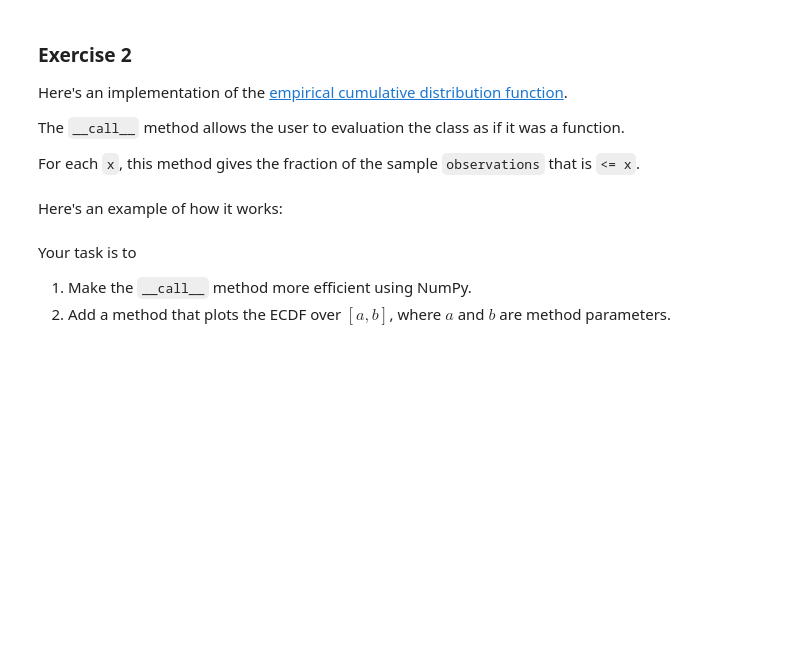
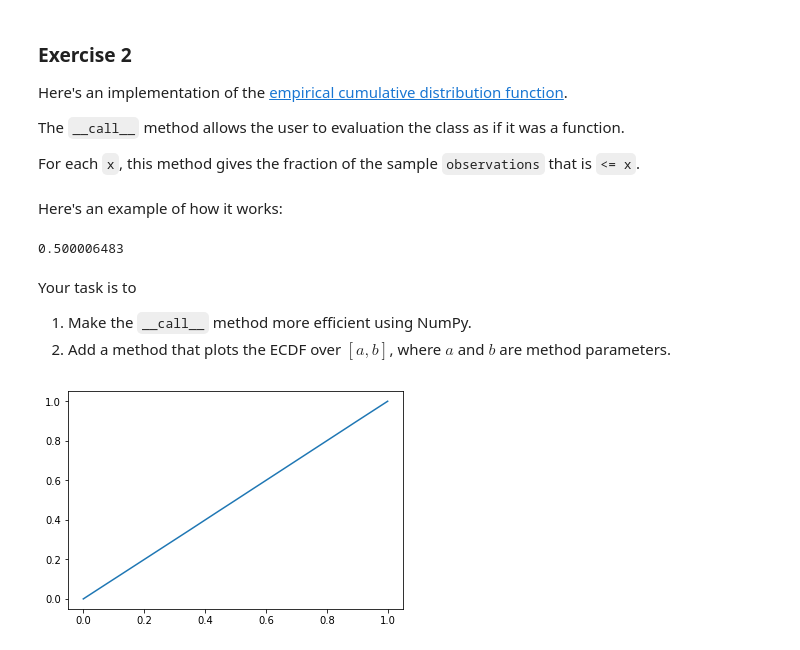
Before and after one commit to QuantEcon/summer_course_2019, a Jupyter notebook: day1/matplotlib.ipynb, the cells around one changed output. Drawn from its saved outputs; the diff is of its cells as text; code cells hidden in the pictures; blank space fills up the shorter version.

```diff
--- a/day1/matplotlib.ipynb
+++ b/day1/matplotlib.ipynb
@@ -288,10 +320,40 @@ class ECDF:
 # %% [markdown]
 Here's an example of how it works:
 # %%
-F = ECDF(np.random.uniform(0, 1, size=1_000_000))
+F = ECDF(np.random.uniform(0, 1, size=1_000_000_000))
 F(0.5)  # Should be close to 0.5
+# %% [output]
+0.500006483
 # %% [markdown]
 Your task is to
 
 1. Make the `__call__` method more efficient using NumPy.
 1. Add a method that plots the ECDF over $ [a, b] $, where $ a $ and $ b $ are method parameters.
+# %%
+class ECDF:
+
+    def __init__(self, observations):
+        self.observations = observations
+
+    def __call__(self, x):
+        self.observations.sort()
+        return self.observations.searchsorted(x)/ len(self.observations)
+
+
+    def plot(self, a,b):
+        self.a, self.b = a, b
+
+        fig, ax = plt.subplots()
+        xs=np.linspace(self.a,self.b,150)
+        ys=np.empty(150)
+        for i, x in enumerate(xs):
+            ys[i]=self.__call__(x)
+
+        ax.plot(xs, ys)
+        plt.show()
+
+
+F = ECDF(np.random.uniform(0, 1, size=1_000_000))
+F.plot(0,1)
+# %% [output]
+[figure, added]
```
Also changed, not shown: parts of 9 cells of this notebook, 11 other files.
